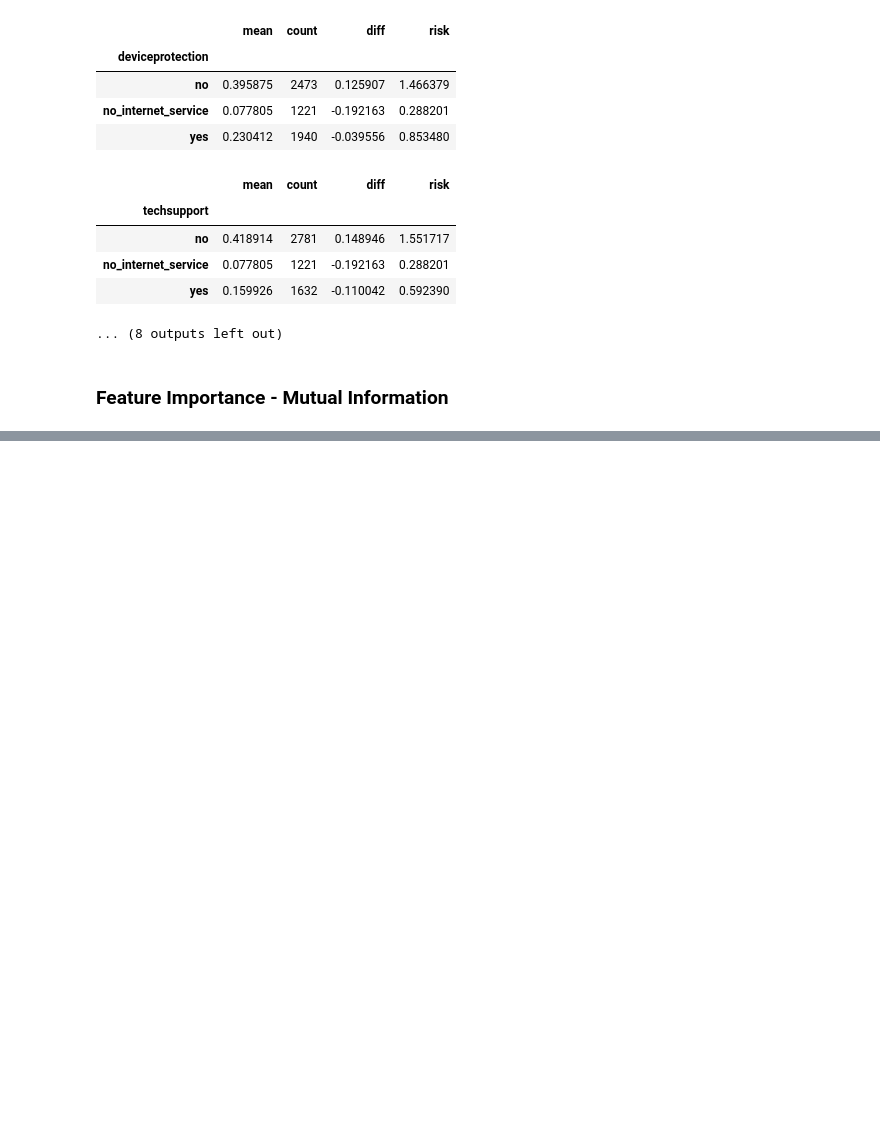
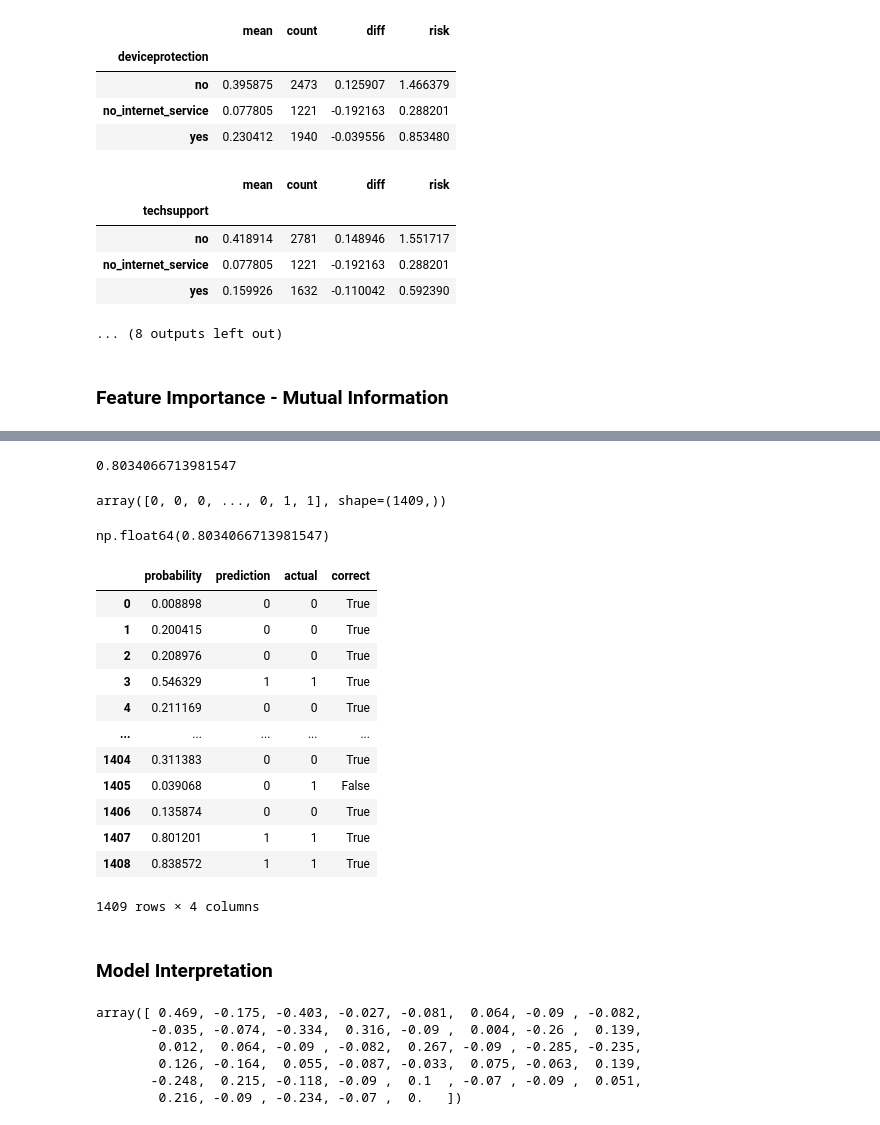
Before and after one commit to JoshAmpofo/mlzoomcamp_2025, a Jupyter notebook: notes/model3_classification.ipynb, the cells around one changed output, grey strips where cells are left out. Saved outputs shown, nothing was run; the diff lists cells and outputs as text; code cells hidden in the pictures; blank space fills up the shorter version.

Commit message:
learning notes and data from classification class

```diff
--- a/notes/model3_classification.ipynb
+++ b/notes/model3_classification.ipynb
@@ -470,0 +831,45 @@ for c in categorical_cols:
+# %%
+# evaluate model
+print((y_val == churn_decision).mean()) # getting accuracy
+churn_decision.astype(int)
+# %% [output]
+0.8034066713981547
+array([0, 0, 0, ..., 0, 1, 1], shape=(1409,))
+# %%
+df_pred = pd.DataFrame()
+df_pred['probability'] = y_pred_val
+df_pred['prediction'] = churn_decision.astype(int)
+df_pred['actual'] = y_val
+# %%
+df_pred['correct'] = df_pred.prediction == df_pred.actual
+# %%
+df_pred.correct.mean()
+# %% [output]
+np.float64(0.8034066713981547)
+# %%
+df_pred
+# %% [output]
+|  | probability | prediction | actual | correct |
+| 0 | 0.008898 | 0 | 0 | True |
+| 1 | 0.200415 | 0 | 0 | True |
+| 2 | 0.208976 | 0 | 0 | True |
+| 3 | 0.546329 | 1 | 1 | True |
+| 4 | 0.211169 | 0 | 0 | True |
+| ... | ... | ... | ... | ... |
+| 1404 | 0.311383 | 0 | 0 | True |
+| 1405 | 0.039068 | 0 | 1 | False |
+| 1406 | 0.135874 | 0 | 0 | True |
+| 1407 | 0.801201 | 1 | 1 | True |
+| 1408 | 0.838572 | 1 | 1 | True |
+1409 rows × 4 columns
+# %% [markdown]
+### **Model Interpretation**
+# %%
+lr.coef_[0].round(3)
+# %% [output]
+array([ 0.469, -0.175, -0.403, -0.027, -0.081,  0.064, -0.09 , -0.082,
+       -0.035, -0.074, -0.334,  0.316, -0.09 ,  0.004, -0.26 ,  0.139,
+        0.012,  0.064, -0.09 , -0.082,  0.267, -0.09 , -0.285, -0.235,
+        0.126, -0.164,  0.055, -0.087, -0.033,  0.075, -0.063,  0.139,
+       -0.248,  0.215, -0.118, -0.09 ,  0.1  , -0.07 , -0.09 ,  0.051,
+        0.216, -0.09 , -0.234, -0.07 ,  0.   ])
```
Also changed, not shown: parts of 80 cells of this notebook, 1 other file.
